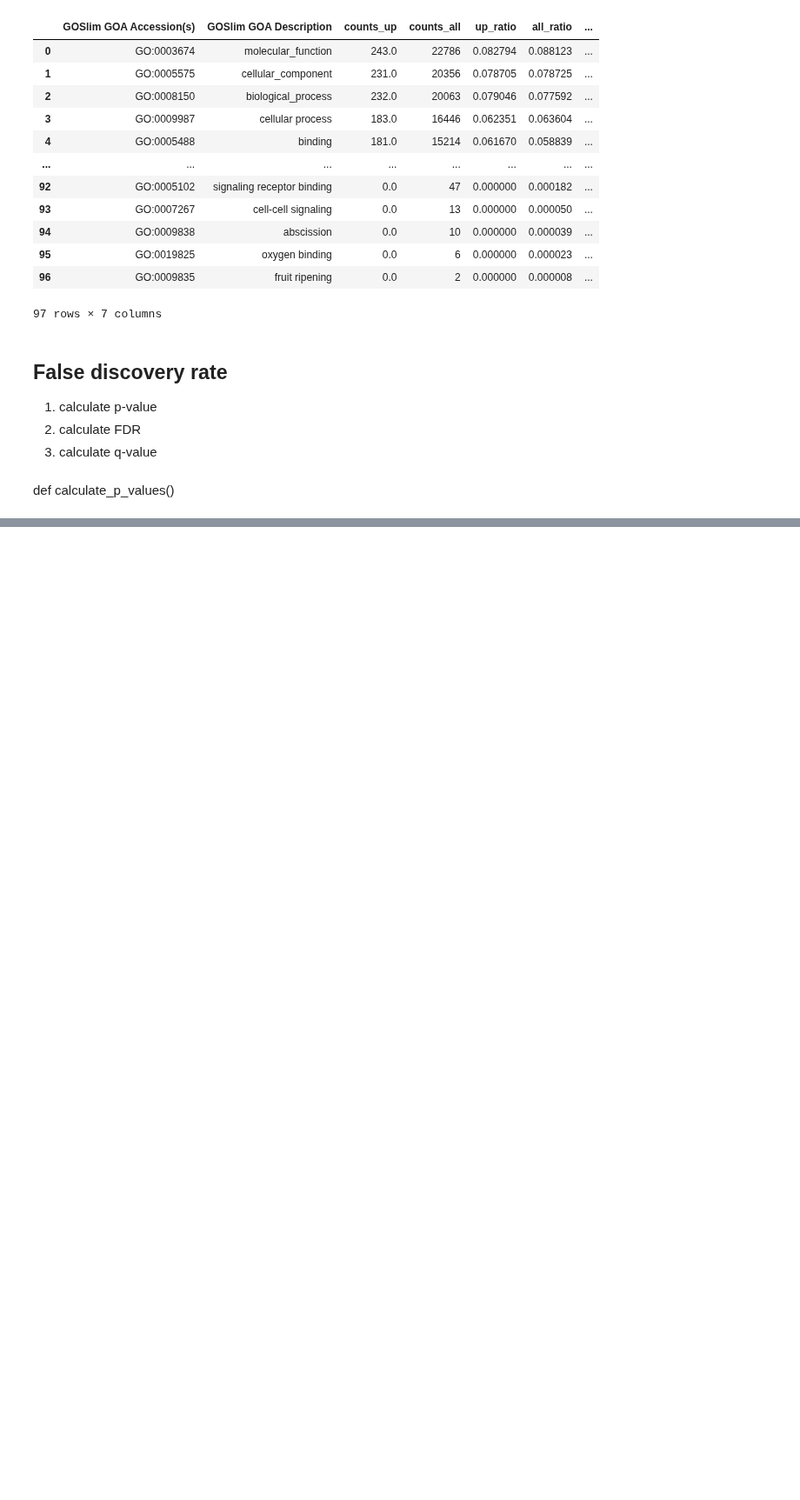
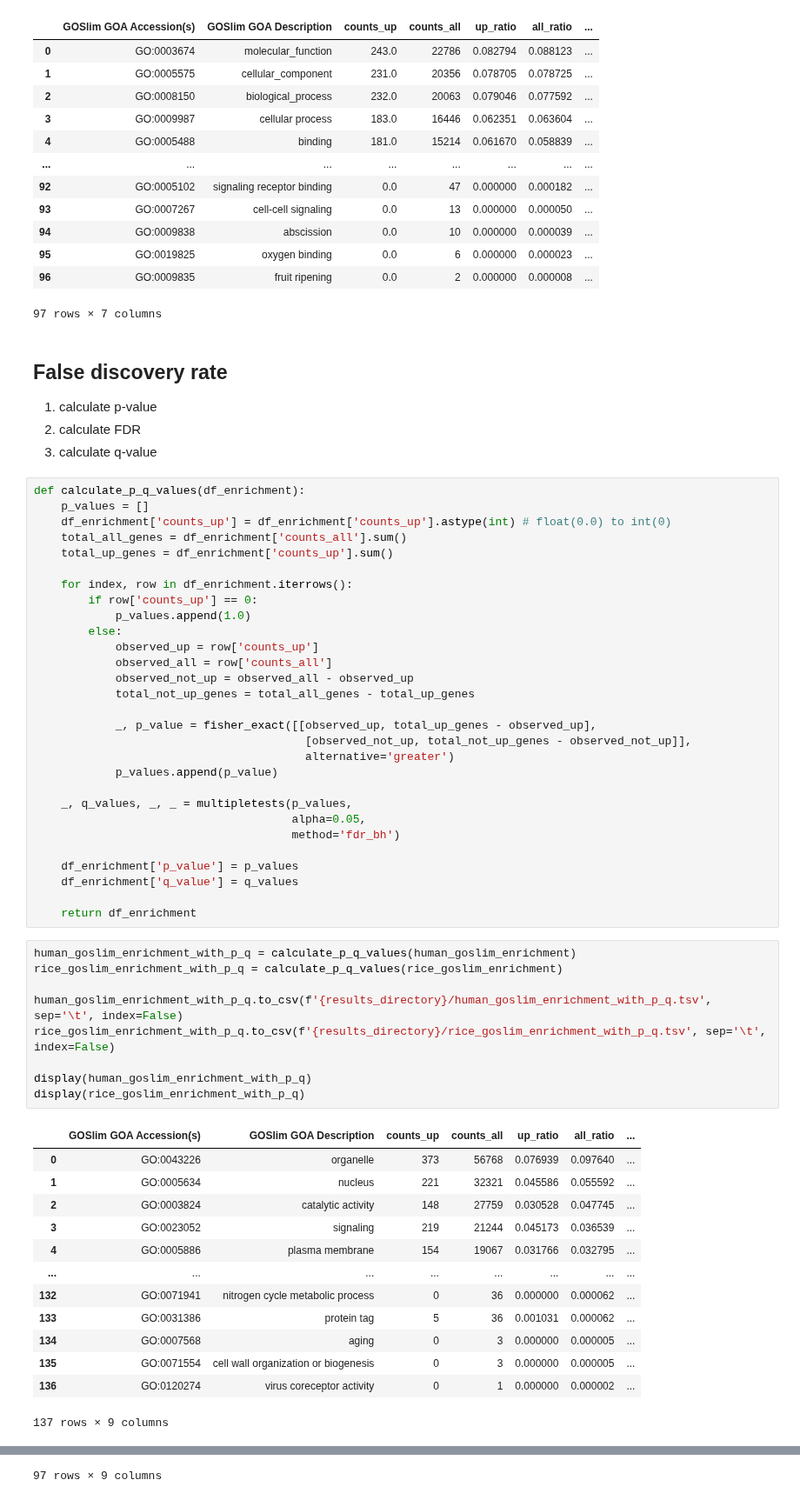
Before and after one commit to yonezawa-sora/pycircos_comaparative_species, a Jupyter notebook: goslim_enrichment/goslim_enrichment.ipynb, the cells around one changed output, grey strips where cells are left out. Shown at 87% size. Saved outputs shown, nothing was run; the diff lists cells and outputs as text; blank space fills up the shorter version.

```diff
--- a/goslim_enrichment/goslim_enrichment.ipynb
+++ b/goslim_enrichment/goslim_enrichment.ipynb
@@ -218,5 +218,55 @@ display(rice_goslim_enrichment)
 1. calculate p-value
 2. calculate FDR
 3. calculate q-value
-# %% [markdown]
-def calculate_p_values()
+# %%
+def calculate_p_q_values(df_enrichment):
+    p_values = []
+    df_enrichment['counts_up'] = df_enrichment['counts_up'].astype(int) # float(0.0) to int(0)
+    total_all_genes = df_enrichment['counts_all'].sum()
+    total_up_genes = df_enrichment['counts_up'].sum()
+
+    for index, row in df_enrichment.iterrows():
+        if row['counts_up'] == 0:
+            p_values.append(1.0)
+        else:
+            observed_up = row['counts_up']
+            observed_all = row['counts_all']
+            observed_not_up = observed_all - observed_up
+            total_not_up_genes = total_all_genes - total_up_genes
+
+            _, p_value = fisher_exact([[observed_up, total_up_genes - observed_up],
+                                        [observed_not_up, total_not_up_genes - observed_not_up]],
+                                        alternative='greater')
+            p_values.append(p_value)
+
+    _, q_values, _, _ = multipletests(p_values,
+                                      alpha=0.05,
+                                      method='fdr_bh')
+
+    df_enrichment['p_value'] = p_values
+    df_enrichment['q_value'] = q_values
+
+    return df_enrichment
+# %%
+human_goslim_enrichment_with_p_q = calculate_p_q_values(human_goslim_enrichment)
+rice_goslim_enrichment_with_p_q = calculate_p_q_values(rice_goslim_enrichment)
+
+human_goslim_enrichment_with_p_q.to_csv(f'{results_directory}/human_goslim_enrichment_with_p_q.tsv', sep='\t', index=False)
+rice_goslim_enrichment_with_p_q.to_csv(f'{results_directory}/rice_goslim_enrichment_with_p_q.tsv', sep='\t', index=False)
+
+display(human_goslim_enrichment_with_p_q)
+display(rice_goslim_enrichment_with_p_q)
+# %% [output]
+|  | GOSlim GOA Accession(s) | GOSlim GOA Description | counts_up | counts_all | up_ratio | all_ratio | ... |
+| 0 | GO:0043226 | organelle | 373 | 56768 | 0.076939 | 0.097640 | ... |
+| 1 | GO:0005634 | nucleus | 221 | 32321 | 0.045586 | 0.055592 | ... |
+| 2 | GO:0003824 | catalytic activity | 148 | 27759 | 0.030528 | 0.047745 | ... |
+| 3 | GO:0023052 | signaling | 219 | 21244 | 0.045173 | 0.036539 | ... |
+| 4 | GO:0005886 | plasma membrane | 154 | 19067 | 0.031766 | 0.032795 | ... |
+| ... | ... | ... | ... | ... | ... | ... | ... |
+| 132 | GO:0071941 | nitrogen cycle metabolic process | 0 | 36 | 0.000000 | 0.000062 | ... |
+| 133 | GO:0031386 | protein tag | 5 | 36 | 0.001031 | 0.000062 | ... |
+| 134 | GO:0007568 | aging | 0 | 3 | 0.000000 | 0.000005 | ... |
+| 135 | GO:0071554 | cell wall organization or biogenesis | 0 | 3 | 0.000000 | 0.000005 | ... |
+| 136 | GO:0120274 | virus coreceptor activity | 0 | 1 | 0.000000 | 0.000002 | ... |
+137 rows × 9 columns
@@ -222,0 +285 @@ def calculate_p_values()
+97 rows × 9 columns
```
Also changed, not shown: parts of 2 cells of this notebook, 4 other files.
